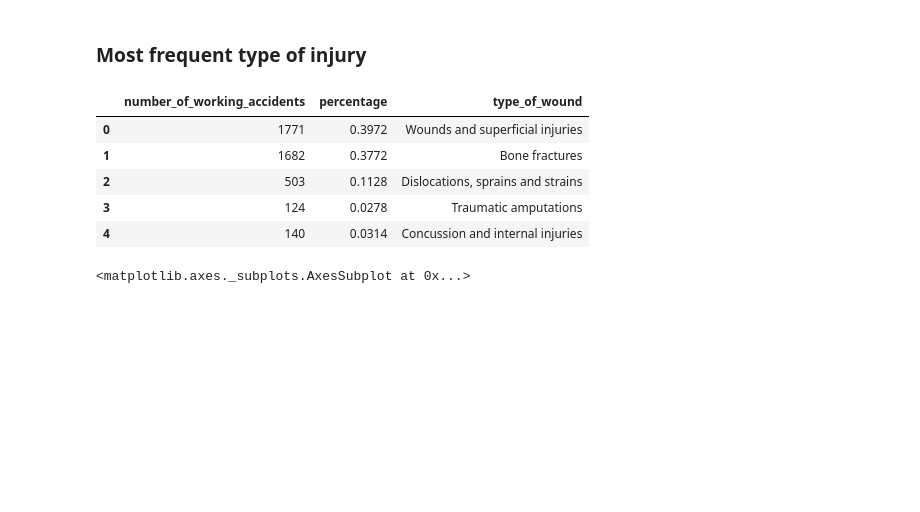
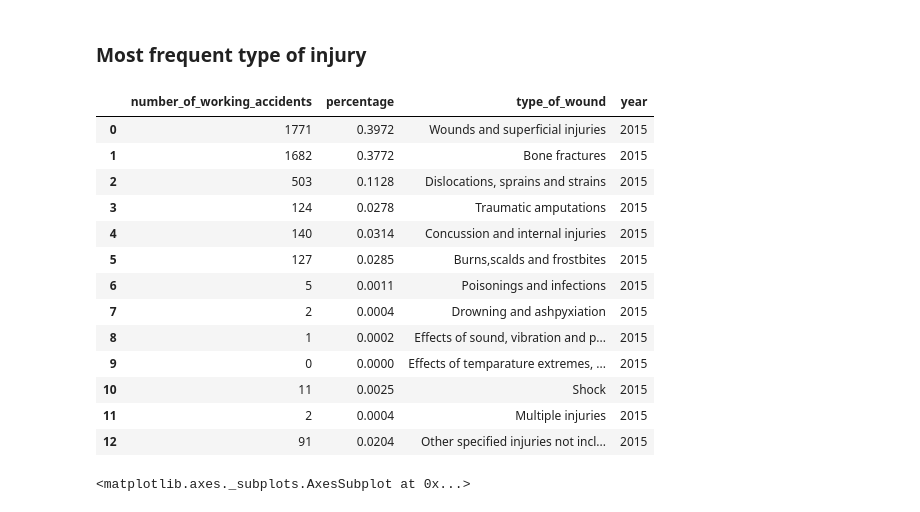
Before and after one commit to 2109Sot/studio-projects, a Jupyter notebook: code/accidents_at_work/Accidents_at_work_basic_info.ipynb, the cells around one changed output. Drawn from its saved outputs; the diff is of its cells as text; code cells hidden in the pictures; blank space fills up the shorter version.

```diff
--- a/code/accidents_at_work/Accidents_at_work.ipynb
+++ b/code/accidents_at_work/Accidents_at_work_basic_info.ipynb
@@ -637,14 +652,22 @@ body_df_15.groupby('wounded_part_of_body')["number_of_working_accidents"].sum().
 ### Most frequent type of injury
 # %%
 injury_df_15 = pd.read_excel("type_of_injury_15.xlsx")
-injury_df_15.head()
+injury_df_15
 # %% [output]
-|  | number_of_working_accidents | percentage | type_of_wound |
-| 0 | 1771 | 0.3972 | Wounds and superficial injuries |
-| 1 | 1682 | 0.3772 | Bone fractures |
-| 2 | 503 | 0.1128 | Dislocations, sprains and strains |
-| 3 | 124 | 0.0278 | Traumatic amputations |
-| 4 | 140 | 0.0314 | Concussion and internal injuries |
+|  | number_of_working_accidents | percentage | type_of_wound | year |
+| 0 | 1771 | 0.3972 | Wounds and superficial injuries | 2015 |
+| 1 | 1682 | 0.3772 | Bone fractures | 2015 |
+| 2 | 503 | 0.1128 | Dislocations, sprains and strains | 2015 |
+| 3 | 124 | 0.0278 | Traumatic amputations | 2015 |
+| 4 | 140 | 0.0314 | Concussion and internal injuries | 2015 |
+| 5 | 127 | 0.0285 | Burns,scalds and frostbites | 2015 |
+| 6 | 5 | 0.0011 | Poisonings and infections | 2015 |
+| 7 | 2 | 0.0004 | Drowning and ashpyxiation | 2015 |
+| 8 | 1 | 0.0002 | Effects of sound, vibration and p... | 2015 |
+| 9 | 0 | 0.0000 | Effects of temparature extremes, ... | 2015 |
+| 10 | 11 | 0.0025 | Shock | 2015 |
+| 11 | 2 | 0.0004 | Multiple injuries | 2015 |
+| 12 | 91 | 0.0204 | Other specified injuries not incl... | 2015 |
 # %%
 injury_df_15.groupby('type_of_wound')['number_of_working_accidents'].sum().sort_values().plot(kind='barh')
 # %% [output]
```
Also changed, not shown: parts of 48 cells of this notebook, 56 other files.
